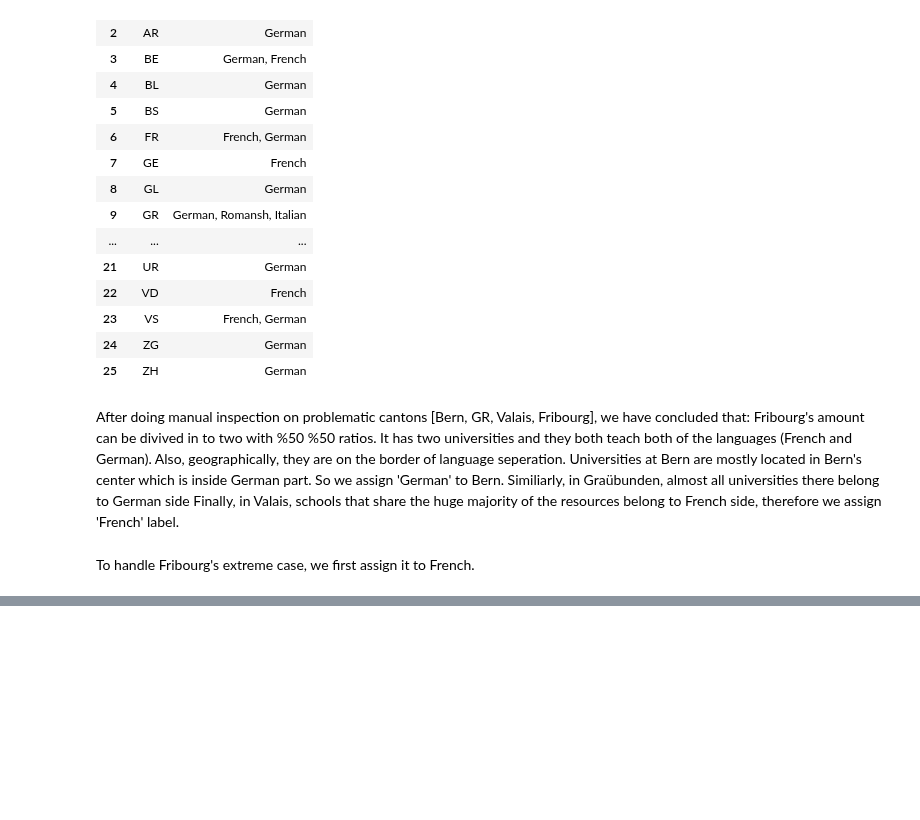
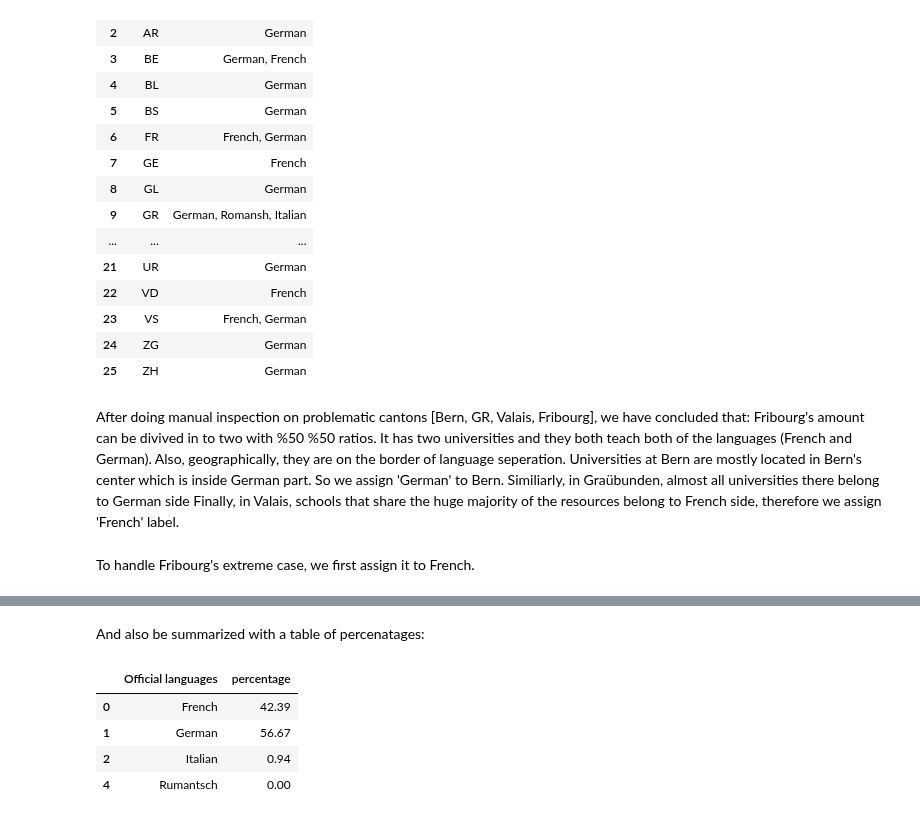
Before and after one commit to meryemmhamdi1/Gokcen_Meryem_Riyadh_ADA, a Jupyter notebook: 03 - Interactive Viz/Interactive Viz.ipynb, the cells around one changed output, grey strips where cells are left out. Cells and saved outputs as stored; diff of their text form; code cells hidden in the pictures; blank space fills up the shorter version.

```diff
--- a/03 - Interactive Viz/Interactive Viz.ipynb
+++ b/03 - Interactive Viz/Interactive Viz.ipynb
@@ -501,0 +512,15 @@ plot
+# %% [markdown]
+And also be summarized with a table of percenatages:
+# %%
+def compute_percentage(x):
+    pct = float(x/cantons_amount['Approved Amount'].sum()) * 100
+    return round(pct, 2)
+
+cantons_amount['percentage'] = cantons_amount['Approved Amount'].apply(compute_percentage)
+cantons_amount[['Official languages','percentage']]
+# %% [output]
+|  | Official languages | percentage |
+| 0 | French | 42.39 |
+| 1 | German | 56.67 |
+| 2 | Italian | 0.94 |
+| 4 | Rumantsch | 0.00 |
```
Also changed, not shown: parts of 8 cells of this notebook, 2 other files.
